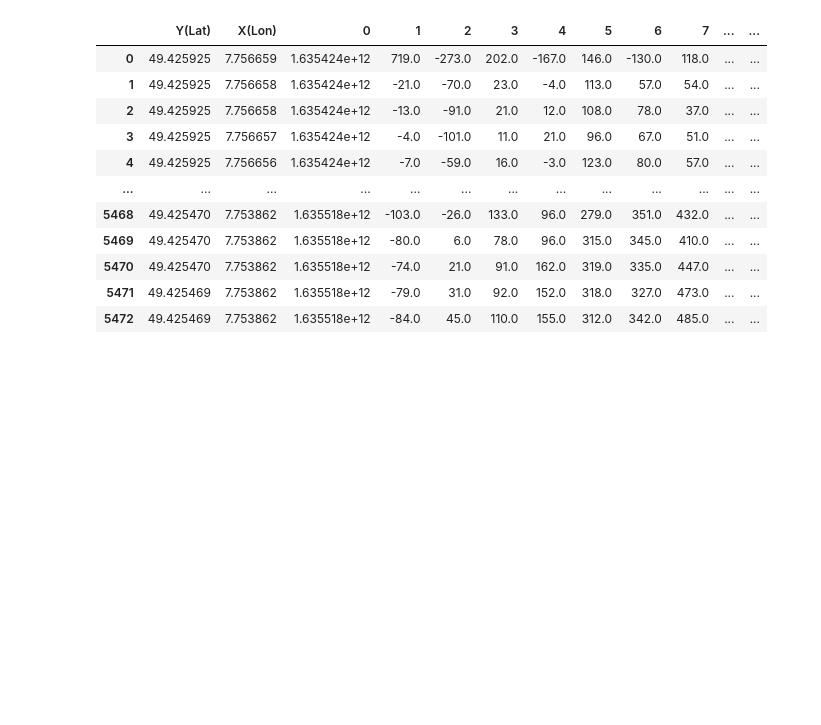
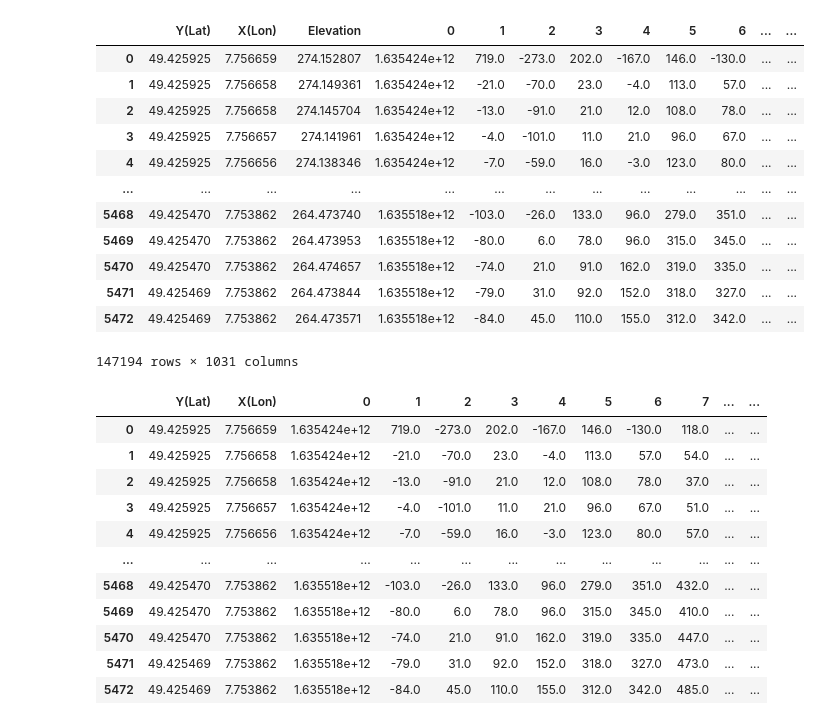
Before and after one commit to YoElsheikh/GANs, a Jupyter notebook: GPR/NN_middle_new_data.ipynb, the cells around one changed output. Saved outputs shown, nothing was run; the diff lists cells and outputs as text; code cells hidden in the pictures; blank space fills up the shorter version.

```diff
--- a/GPR/NN_middle_new_data.ipynb
+++ b/GPR/NN_middle_new_data.ipynb
@@ -193,6 +193,22 @@ data = df_high.drop(['dGPS_Number', 'Elevation', 'Color', 'Description'], axis =
 # data = data[:-1]
 # test_set = data[1000:1200]
 # data =data[0:1000]
+# %%
+df_high
+# %% [output]
+|  | Y(Lat) | X(Lon) | Elevation | 0 | 1 | 2 | 3 | 4 | 5 | 6 | ... | ... |
+| 0 | 49.425925 | 7.756659 | 274.152807 | 1.635424e+12 | 719.0 | -273.0 | 202.0 | -167.0 | 146.0 | -130.0 | ... | ... |
+| 1 | 49.425925 | 7.756658 | 274.149361 | 1.635424e+12 | -21.0 | -70.0 | 23.0 | -4.0 | 113.0 | 57.0 | ... | ... |
+| 2 | 49.425925 | 7.756658 | 274.145704 | 1.635424e+12 | -13.0 | -91.0 | 21.0 | 12.0 | 108.0 | 78.0 | ... | ... |
+| 3 | 49.425925 | 7.756657 | 274.141961 | 1.635424e+12 | -4.0 | -101.0 | 11.0 | 21.0 | 96.0 | 67.0 | ... | ... |
+| 4 | 49.425925 | 7.756656 | 274.138346 | 1.635424e+12 | -7.0 | -59.0 | 16.0 | -3.0 | 123.0 | 80.0 | ... | ... |
+| ... | ... | ... | ... | ... | ... | ... | ... | ... | ... | ... | ... | ... |
+| 5468 | 49.425470 | 7.753862 | 264.473740 | 1.635518e+12 | -103.0 | -26.0 | 133.0 | 96.0 | 279.0 | 351.0 | ... | ... |
+| 5469 | 49.425470 | 7.753862 | 264.473953 | 1.635518e+12 | -80.0 | 6.0 | 78.0 | 96.0 | 315.0 | 345.0 | ... | ... |
+| 5470 | 49.425470 | 7.753862 | 264.474657 | 1.635518e+12 | -74.0 | 21.0 | 91.0 | 162.0 | 319.0 | 335.0 | ... | ... |
+| 5471 | 49.425469 | 7.753862 | 264.473844 | 1.635518e+12 | -79.0 | 31.0 | 92.0 | 152.0 | 318.0 | 327.0 | ... | ... |
+| 5472 | 49.425469 | 7.753862 | 264.473571 | 1.635518e+12 | -84.0 | 45.0 | 110.0 | 155.0 | 312.0 | 342.0 | ... | ... |
+147194 rows × 1031 columns
 # %%
 data
 # %% [output]
```
Also changed, not shown: parts of 4 cells of this notebook, 1 other file.
